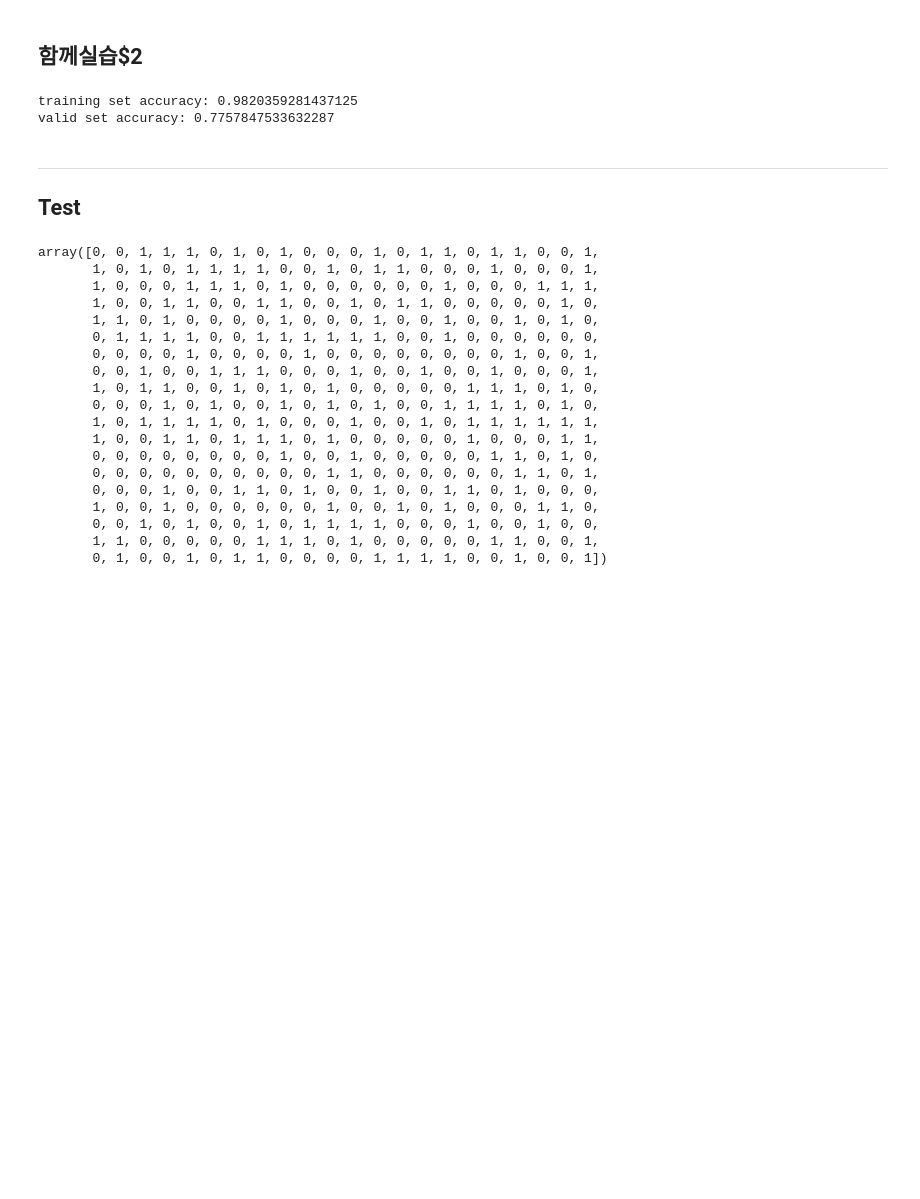
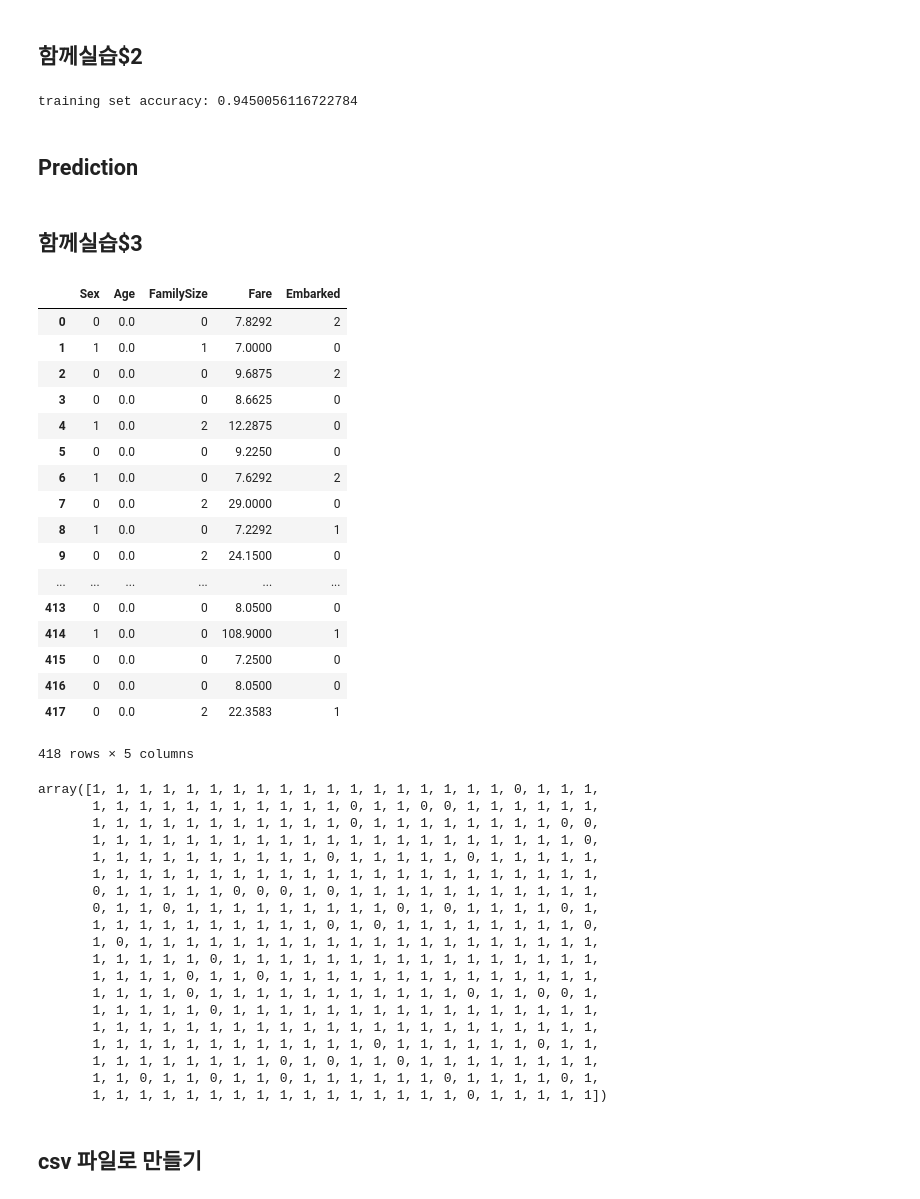
Before and after one commit to coalastudy/data-science-lv1, a Jupyter notebook: week3/stage3.ipynb, the cells around one changed output. Saved outputs shown, nothing was run; the diff lists cells and outputs as text; code cells hidden in the pictures; blank space fills up the shorter version.

```diff
--- a/week3/stage3.ipynb
+++ b/week3/stage3.ipynb
@@ -250,35 +289,58 @@ tree = DecisionTreeClassifier()
 tree.fit(x_train, y_train)
 
 print('training set accuracy:', tree.score(x_train, y_train))
-print('valid set accuracy:', tree.score(x_valid, y_valid))
-
-# 여러번 실행하여 valid set accuracy가 어떻게 바뀌는지 살펴보세요
 # %% [output]
-training set accuracy: 0.9820359281437125
-valid set accuracy: 0.7757847533632287
+training set accuracy: 0.9450056116722784
 # %% [markdown]
----
-## Test
+## Prediction
+# %% [markdown]
+## 함께실습$3
+# %%
+x_test = test[['Sex', 'Age', 'FamilySize', 'Fare', 'Embarked']]
+# 사실 이 작업을 안해도 test와 동일하기 때문에 생략해도 됩니다.
+
+x_test
+# %% [output]
+|  | Sex | Age | FamilySize | Fare | Embarked |
+| 0 | 0 | 0.0 | 0 | 7.8292 | 2 |
+| 1 | 1 | 0.0 | 1 | 7.0000 | 0 |
+| 2 | 0 | 0.0 | 0 | 9.6875 | 2 |
+| 3 | 0 | 0.0 | 0 | 8.6625 | 0 |
+| 4 | 1 | 0.0 | 2 | 12.2875 | 0 |
+| 5 | 0 | 0.0 | 0 | 9.2250 | 0 |
+| 6 | 1 | 0.0 | 0 | 7.6292 | 2 |
+| 7 | 0 | 0.0 | 2 | 29.0000 | 0 |
+| 8 | 1 | 0.0 | 0 | 7.2292 | 1 |
+| 9 | 0 | 0.0 | 2 | 24.1500 | 0 |
+| ... | ... | ... | ... | ... | ... |
+| 413 | 0 | 0.0 | 0 | 8.0500 | 0 |
+| 414 | 1 | 0.0 | 0 | 108.9000 | 1 |
+| 415 | 0 | 0.0 | 0 | 7.2500 | 0 |
+| 416 | 0 | 0.0 | 0 | 8.0500 | 0 |
+| 417 | 0 | 0.0 | 2 | 22.3583 | 1 |
+418 rows × 5 columns
 # %%
-prediction = tree.predict(test)
+prediction = tree.predict(x_test) # 즉 y_test가 만들어집니다.
 prediction
 # %% [output]
-array([0, 0, 1, 1, 1, 0, 1, 0, 1, 0, 0, 0, 1, 0, 1, 1, 0, 1, 1, 0, 0, 1,
-       1, 0, 1, 0, 1, 1, 1, 1, 0, 0, 1, 0, 1, 1, 0, 0, 0, 1, 0, 0, 0, 1,
-       1, 0, 0, 0, 1, 1, 1, 0, 1, 0, 0, 0, 0, 0, 0, 1, 0, 0, 0, 1, 1, 1,
-       1, 0, 0, 1, 1, 0, 0, 1, 1, 0, 0, 1, 0, 1, 1, 0, 0, 0, 0, 0, 1, 0,
-       1, 1, 0, 1, 0, 0, 0, 0, 1, 0, 0, 0, 1, 0, 0, 1, 0, 0, 1, 0, 1, 0,
-       0, 1, 1, 1, 1, 0, 0, 1, 1, 1, 1, 1, 1, 0, 0, 1, 0, 0, 0, 0, 0, 0,
-       0, 0, 0, 0, 1, 0, 0, 0, 0, 1, 0, 0, 0, 0, 0, 0, 0, 0, 1, 0, 0, 1,
-       0, 0, 1, 0, 0, 1, 1, 1, 0, 0, 0, 1, 0, 0, 1, 0, 0, 1, 0, 0, 0, 1,
-       1, 0, 1, 1, 0, 0, 1, 0, 1, 0, 1, 0, 0, 0, 0, 0, 1, 1, 1, 0, 1, 0,
-       0, 0, 0, 1, 0, 1, 0, 0, 1, 0, 1, 0, 1, 0, 0, 1, 1, 1, 1, 0, 1, 0,
-       1, 0, 1, 1, 1, 1, 0, 1, 0, 0, 0, 1, 0, 0, 1, 0, 1, 1, 1, 1, 1, 1,
-       1, 0, 0, 1, 1, 0, 1, 1, 1, 0, 1, 0, 0, 0, 0, 0, 1, 0, 0, 0, 1, 1,
-       0, 0, 0, 0, 0, 0, 0, 0, 1, 0, 0, 1, 0, 0, 0, 0, 0, 1, 1, 0, 1, 0,
-       0, 0, 0, 0, 0, 0, 0, 0, 0, 0, 1, 1, 0, 0, 0, 0, 0, 0, 1, 1, 0, 1,
-       0, 0, 0, 1, 0, 0, 1, 1, 0, 1, 0, 0, 1, 0, 0, 1, 1, 0, 1, 0, 0, 0,
-       1, 0, 0, 1, 0, 0, 0, 0, 0, 0, 1, 0, 0, 1, 0, 1, 0, 0, 0, 1, 1, 0,
-       0, 0, 1, 0, 1, 0, 0, 1, 0, 1, 1, 1, 1, 0, 0, 0, 1, 0, 0, 1, 0, 0,
-       1, 1, 0, 0, 0, 0, 0, 1, 1, 1, 0, 1, 0, 0, 0, 0, 0, 1, 1, 0, 0, 1,
-       0, 1, 0, 0, 1, 0, 1, 1, 0, 0, 0, 0, 1, 1, 1, 1, 0, 0, 1, 0, 0, 1])
+array([1, 1, 1, 1, 1, 1, 1, 1, 1, 1, 1, 1, 1, 1, 1, 1, 1, 1, 0, 1, 1, 1,
+       1, 1, 1, 1, 1, 1, 1, 1, 1, 1, 1, 0, 1, 1, 0, 0, 1, 1, 1, 1, 1, 1,
+       1, 1, 1, 1, 1, 1, 1, 1, 1, 1, 1, 0, 1, 1, 1, 1, 1, 1, 1, 1, 0, 0,
+       1, 1, 1, 1, 1, 1, 1, 1, 1, 1, 1, 1, 1, 1, 1, 1, 1, 1, 1, 1, 1, 0,
+       1, 1, 1, 1, 1, 1, 1, 1, 1, 1, 0, 1, 1, 1, 1, 1, 0, 1, 1, 1, 1, 1,
+       1, 1, 1, 1, 1, 1, 1, 1, 1, 1, 1, 1, 1, 1, 1, 1, 1, 1, 1, 1, 1, 1,
+       0, 1, 1, 1, 1, 1, 0, 0, 0, 1, 0, 1, 1, 1, 1, 1, 1, 1, 1, 1, 1, 1,
+       0, 1, 1, 0, 1, 1, 1, 1, 1, 1, 1, 1, 1, 0, 1, 0, 1, 1, 1, 1, 0, 1,
+       1, 1, 1, 1, 1, 1, 1, 1, 1, 1, 0, 1, 0, 1, 1, 1, 1, 1, 1, 1, 1, 0,
+       1, 0, 1, 1, 1, 1, 1, 1, 1, 1, 1, 1, 1, 1, 1, 1, 1, 1, 1, 1, 1, 1,
+       1, 1, 1, 1, 1, 0, 1, 1, 1, 1, 1, 1, 1, 1, 1, 1, 1, 1, 1, 1, 1, 1,
+       1, 1, 1, 1, 0, 1, 1, 0, 1, 1, 1, 1, 1, 1, 1, 1, 1, 1, 1, 1, 1, 1,
+       1, 1, 1, 1, 0, 1, 1, 1, 1, 1, 1, 1, 1, 1, 1, 1, 0, 1, 1, 0, 0, 1,
+       1, 1, 1, 1, 1, 0, 1, 1, 1, 1, 1, 1, 1, 1, 1, 1, 1, 1, 1, 1, 1, 1,
+       1, 1, 1, 1, 1, 1, 1, 1, 1, 1, 1, 1, 1, 1, 1, 1, 1, 1, 1, 1, 1, 1,
+       1, 1, 1, 1, 1, 1, 1, 1, 1, 1, 1, 1, 0, 1, 1, 1, 1, 1, 1, 0, 1, 1,
+       1, 1, 1, 1, 1, 1, 1, 1, 0, 1, 0, 1, 1, 0, 1, 1, 1, 1, 1, 1, 1, 1,
+       1, 1, 0, 1, 1, 0, 1, 1, 0, 1, 1, 1, 1, 1, 1, 0, 1, 1, 1, 1, 0, 1,
+       1, 1, 1, 1, 1, 1, 1, 1, 1, 1, 1, 1, 1, 1, 1, 1, 0, 1, 1, 1, 1, 1])
+# %% [markdown]
+## csv 파일로 만들기
```
Also changed, not shown: parts of 41 cells of this notebook, 18 other files.
